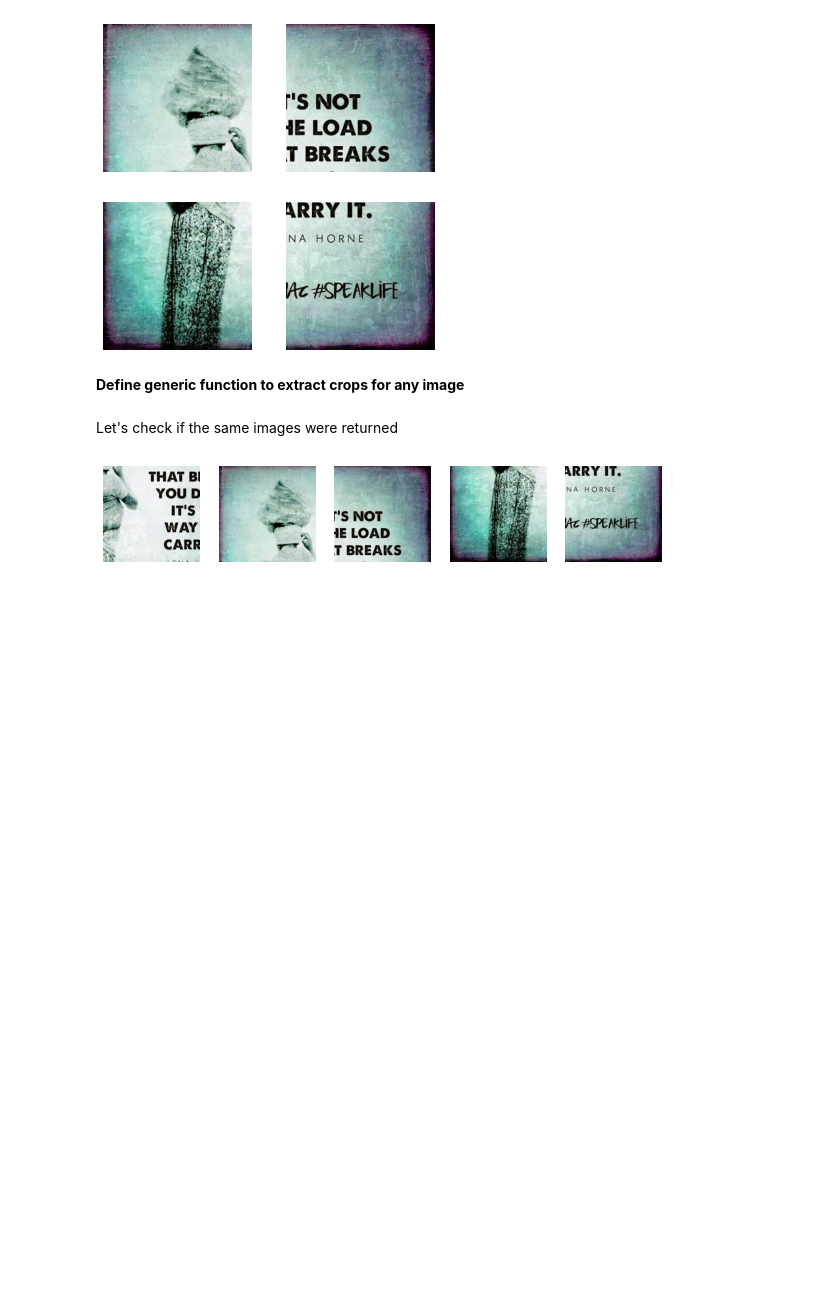
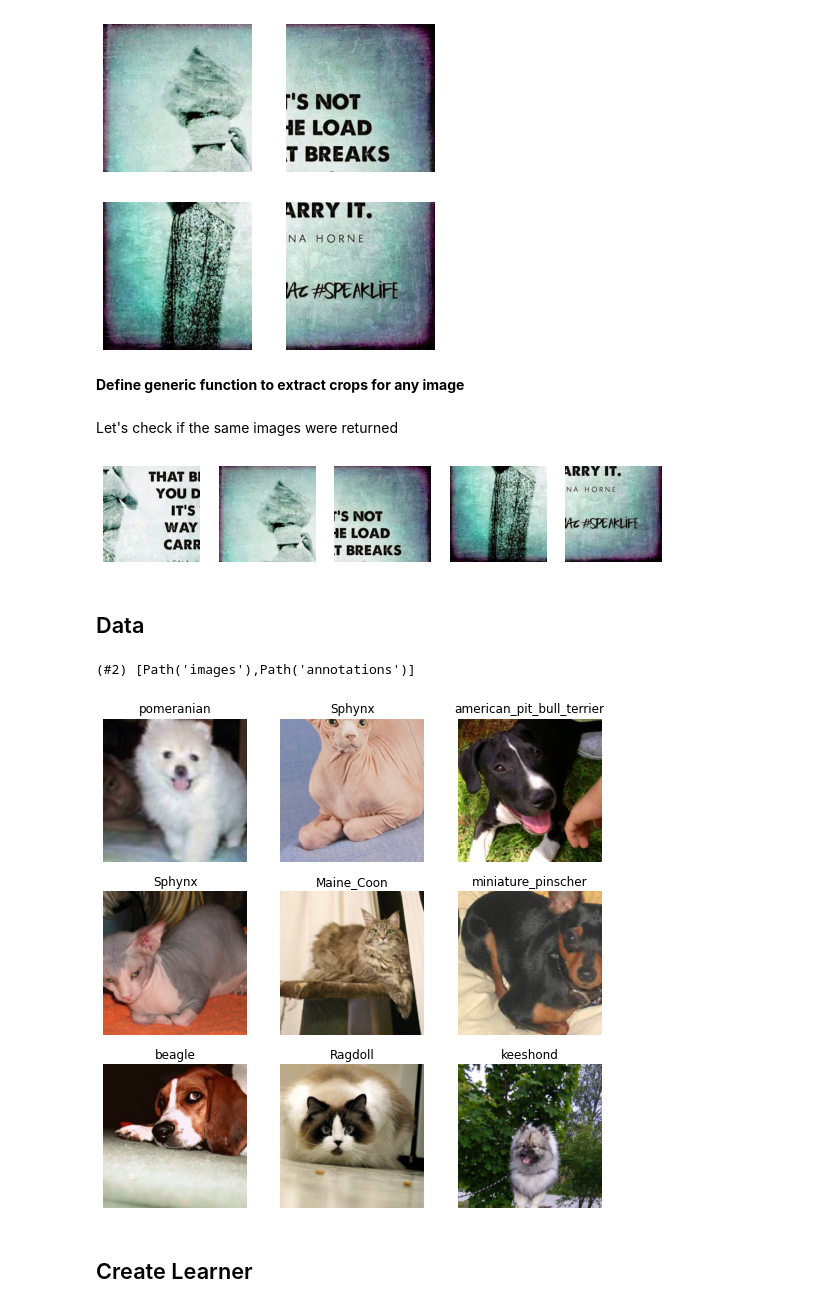
Before and after one commit to asiedubrempong/fastai-experiments, a Jupyter notebook: tta.ipynb, the cells around one changed output. Drawn from its saved outputs; the diff is of its cells as text; code cells hidden in the pictures; blank space fills up the shorter version.

```diff
--- a/tta.ipynb
+++ b/tta.ipynb
@@ -103,3 +103,27 @@ for o, ax in zip(crops, axs.flatten()):
     show_image(o, ax)
 # %% [output]
 [figure]
+# %% [markdown]
+## Data
+# %%
+path = untar_data(URLs.PETS)
+Path.BASE_PATH = path
+path.ls()
+# %% [output]
+(#2) [Path('images'),Path('annotations')]
+# %%
+dblock = DataBlock(
+    blocks=(ImageBlock, CategoryBlock),
+    get_items=get_image_files,
+    splitter=RandomSplitter(seed=42),
+    get_y=using_attr(RegexLabeller('(.+)_\d+.jpg$'), 'name'),
+    item_tfms=Resize(460),
+    batch_tfms=aug_transforms(size=224, min_scale=0.75))
+# %%
+dls = dblock.dataloaders(path/'images')
+# %%
+dls.show_batch()
+# %% [output]
+[figure, added]
+# %% [markdown]
+## Create Learner
```
Also changed, not shown: parts of 13 cells of this notebook.
